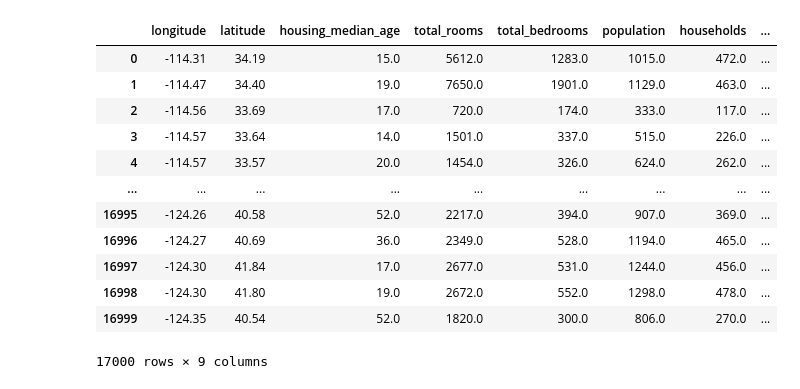
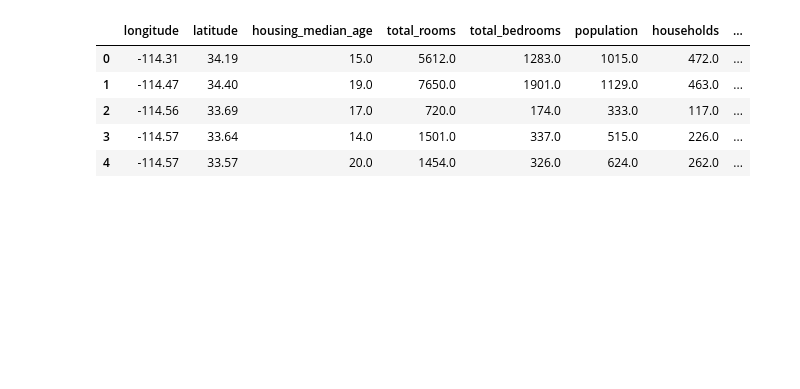
Before and after one commit to jxxngho/oss_dev, a Jupyter notebook: oss_0314.ipynb, the cells around one changed output. Drawn from its saved outputs; the diff is of its cells as text; code cells hidden in the pictures; blank space fills up the shorter version.

```diff
--- a/oss_0314.ipynb
+++ b/oss_0314.ipynb
@@ -2,21 +2,17 @@
 <a href="https://colab.research.google.com/github/jxxngho/oss_dev/blob/main/oss_0314.ipynb" target="_parent"><img src="https://colab.research.google.com/assets/colab-badge.svg" alt="Open In Colab"/></a>
 # %%
 import pandas as pd
-
+import numpy as np
+import matplotlib.pyplot as plt
+import seaborn as sns
 # Read a csv file
-df = pd.read_csv("sample_data/california_housing_train.csv")
-df
+train = pd.read_csv("sample_data/california_housing_train.csv")
+test = pd.read_csv("sample_data/california_housing_test.csv")
+train.head()
 # %% [output]
 |  | longitude | latitude | housing_median_age | total_rooms | total_bedrooms | population | households | ... |
 | 0 | -114.31 | 34.19 | 15.0 | 5612.0 | 1283.0 | 1015.0 | 472.0 | ... |
 | 1 | -114.47 | 34.40 | 19.0 | 7650.0 | 1901.0 | 1129.0 | 463.0 | ... |
 | 2 | -114.56 | 33.69 | 17.0 | 720.0 | 174.0 | 333.0 | 117.0 | ... |
 | 3 | -114.57 | 33.64 | 14.0 | 1501.0 | 337.0 | 515.0 | 226.0 | ... |
 | 4 | -114.57 | 33.57 | 20.0 | 1454.0 | 326.0 | 624.0 | 262.0 | ... |
-| ... | ... | ... | ... | ... | ... | ... | ... | ... |
-| 16995 | -124.26 | 40.58 | 52.0 | 2217.0 | 394.0 | 907.0 | 369.0 | ... |
-| 16996 | -124.27 | 40.69 | 36.0 | 2349.0 | 528.0 | 1194.0 | 465.0 | ... |
-| 16997 | -124.30 | 41.84 | 17.0 | 2677.0 | 531.0 | 1244.0 | 456.0 | ... |
-| 16998 | -124.30 | 41.80 | 19.0 | 2672.0 | 552.0 | 1298.0 | 478.0 | ... |
-| 16999 | -124.35 | 40.54 | 52.0 | 1820.0 | 300.0 | 806.0 | 270.0 | ... |
-17000 rows × 9 columns
```
Also changed, not shown: parts of 8 cells of this notebook.
